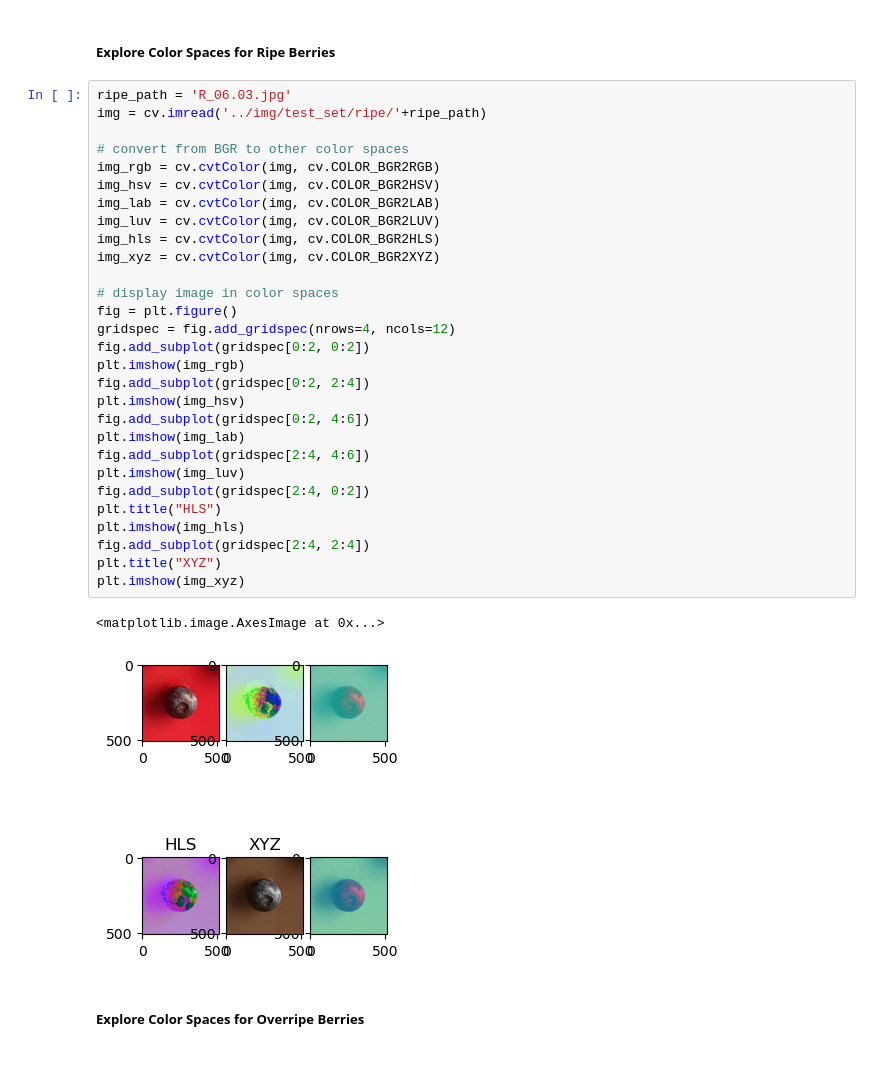
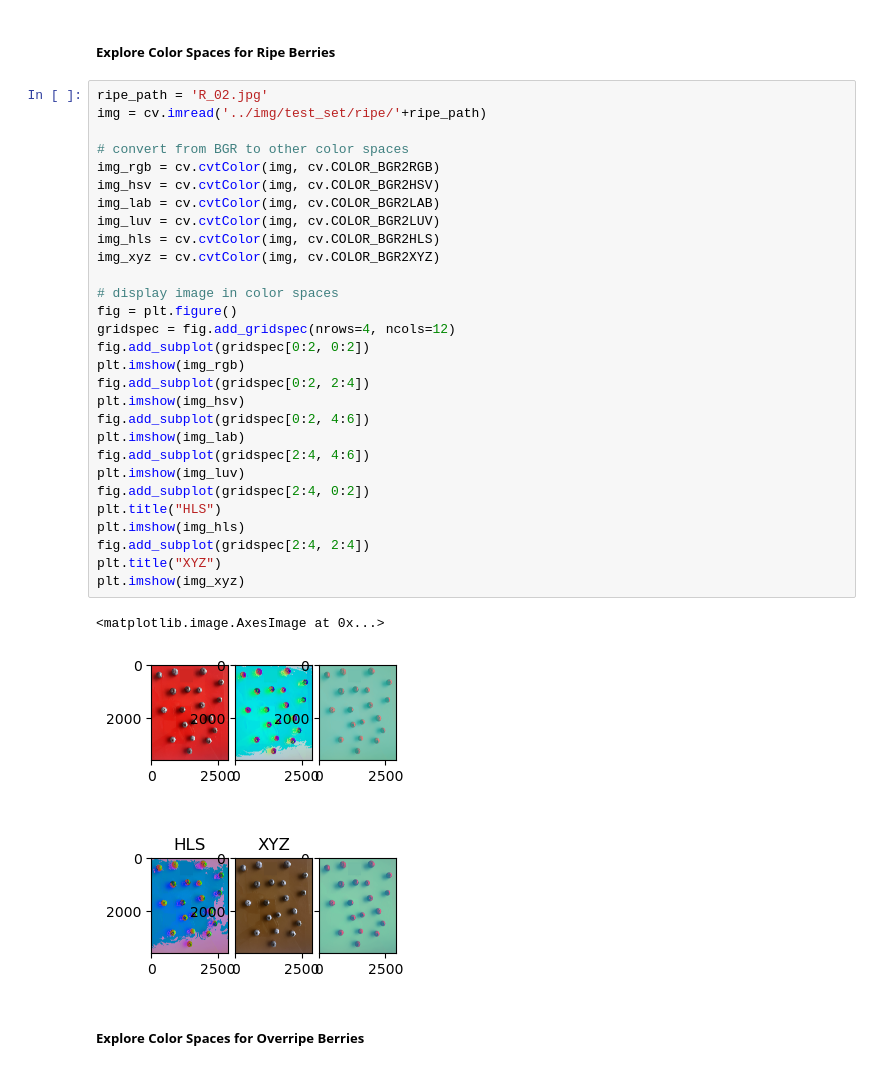
Before and after one commit to lhwitten/BlueberryJam, a Jupyter notebook: notebooks/img_preprocess.ipynb, the cells around one changed output. Cells and saved outputs as stored; diff of their text form.

```diff
--- a/notebooks/img_preprocess.ipynb
+++ b/notebooks/img_preprocess.ipynb
@@ -9,37 +9,37 @@ from scipy import stats as st
 # %% [markdown]
 ##### Explore Color Spaces for Ripe Berries
 # %%
-ripe_path = 'R_06.03.jpg'
+ripe_path = 'R_02.jpg'
 img = cv.imread('../img/test_set/ripe/'+ripe_path)
 
 # convert from BGR to other color spaces
 img_rgb = cv.cvtColor(img, cv.COLOR_BGR2RGB)
 img_hsv = cv.cvtColor(img, cv.COLOR_BGR2HSV)
 img_lab = cv.cvtColor(img, cv.COLOR_BGR2LAB)
 img_luv = cv.cvtColor(img, cv.COLOR_BGR2LUV)
 img_hls = cv.cvtColor(img, cv.COLOR_BGR2HLS)
 img_xyz = cv.cvtColor(img, cv.COLOR_BGR2XYZ)
 
 # display image in color spaces
 fig = plt.figure()
 gridspec = fig.add_gridspec(nrows=4, ncols=12)
 fig.add_subplot(gridspec[0:2, 0:2])
 plt.imshow(img_rgb)
 fig.add_subplot(gridspec[0:2, 2:4])
 plt.imshow(img_hsv)
 fig.add_subplot(gridspec[0:2, 4:6])
 plt.imshow(img_lab)
 fig.add_subplot(gridspec[2:4, 4:6])
 plt.imshow(img_luv)
 fig.add_subplot(gridspec[2:4, 0:2])
 plt.title("HLS")
 plt.imshow(img_hls)
 fig.add_subplot(gridspec[2:4, 2:4])
 plt.title("XYZ")
 plt.imshow(img_xyz)
 # %% [output]
 <matplotlib.image.AxesImage at 0x...>
-[figure, old version]
+[figure, new version]
 # %% [markdown]
 ##### Explore Color Spaces for Overripe Berries
 # %%
```
Also changed, not shown: parts of 14 cells of this notebook.
